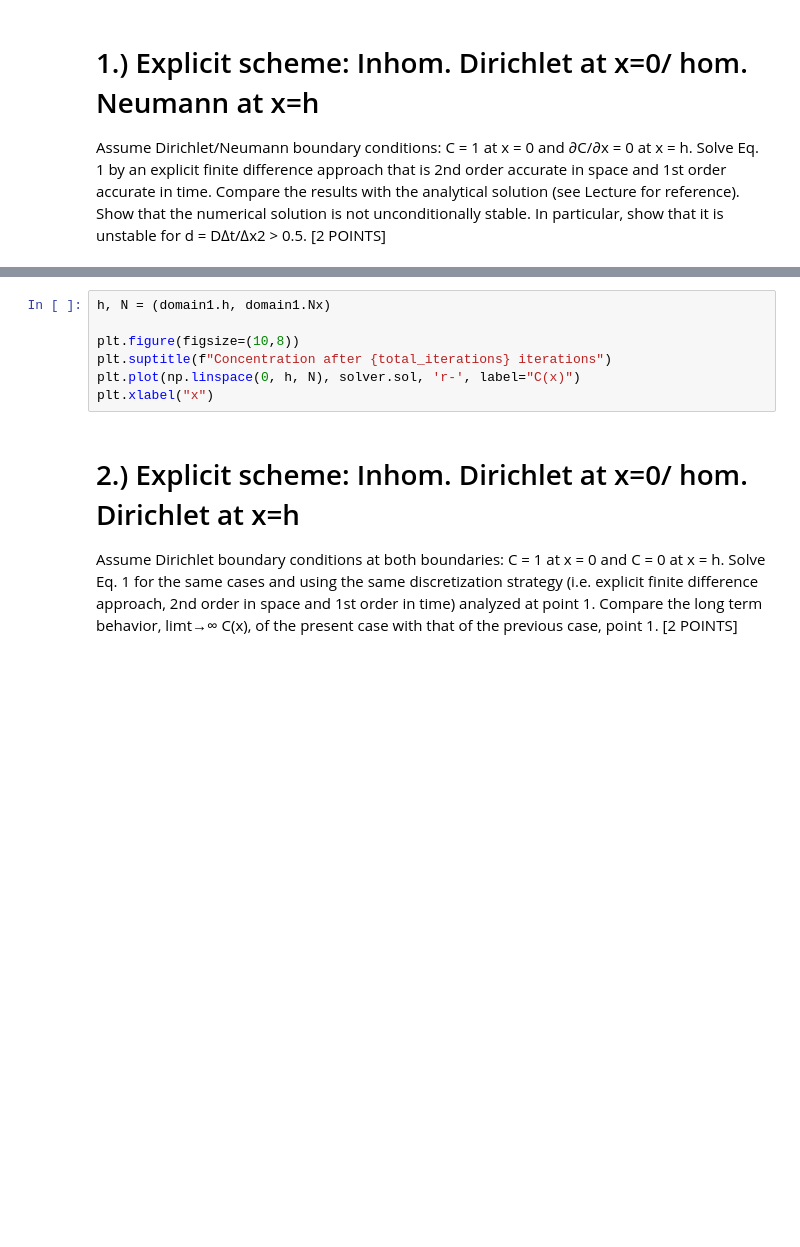
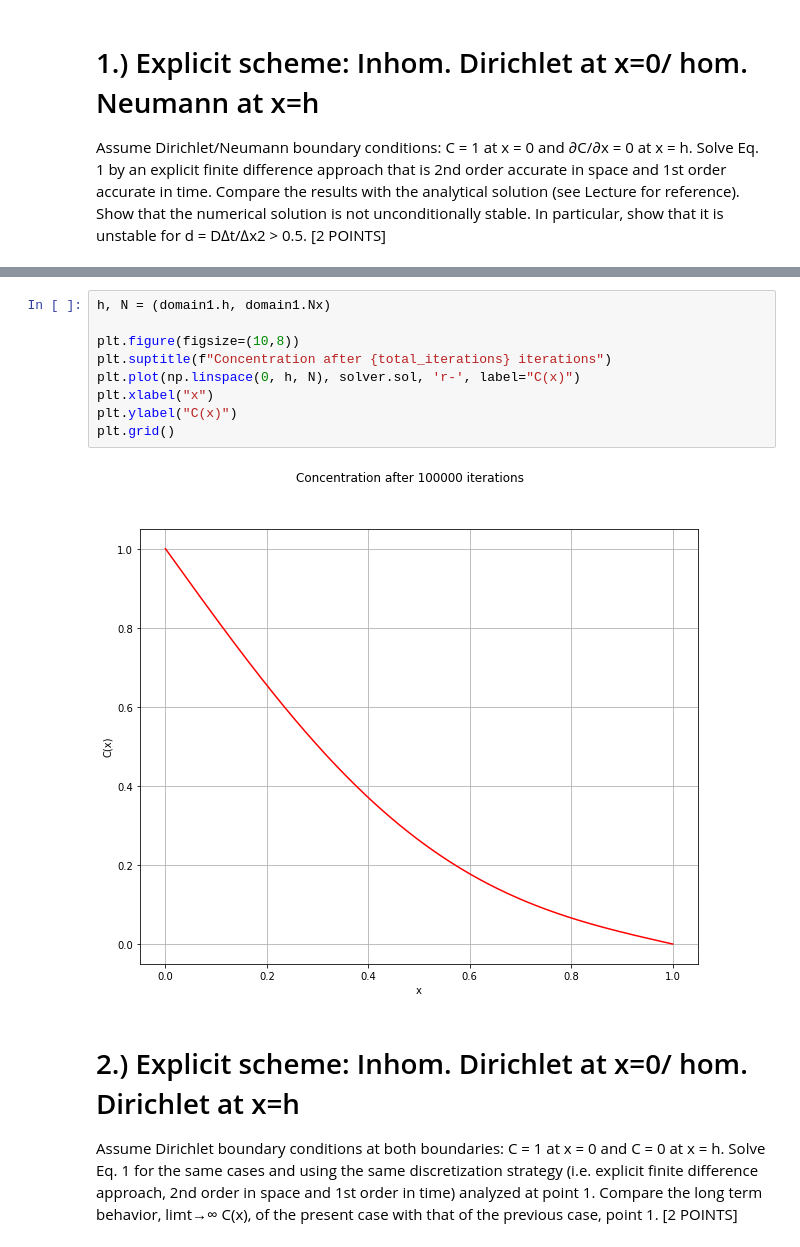
Before and after one commit to GenosW/NSSC2, a Jupyter notebook: exercise3/Peter/task1.ipynb, the cells around one changed output, grey strips where cells are left out. Cells and saved outputs as stored; diff of their text form; blank space fills up the shorter version.

```diff
--- a/exercise3/Peter/task1.ipynb
+++ b/exercise3/Peter/task1.ipynb
@@ -188,10 +240,14 @@ else:
 # %%
 h, N = (domain1.h, domain1.Nx)
 
 plt.figure(figsize=(10,8))
 plt.suptitle(f"Concentration after {total_iterations} iterations")
 plt.plot(np.linspace(0, h, N), solver.sol, 'r-', label="C(x)")
 plt.xlabel("x")
+plt.ylabel("C(x)")
+plt.grid()
+# %% [output]
+[figure, added]
 # %% [markdown]
 # 2.) Explicit scheme: Inhom. Dirichlet at x=0/ hom. Dirichlet at x=h
 Assume Dirichlet boundary conditions at both boundaries: C = 1 at x = 0 and
```
Also changed, not shown: parts of 5 cells of this notebook.
